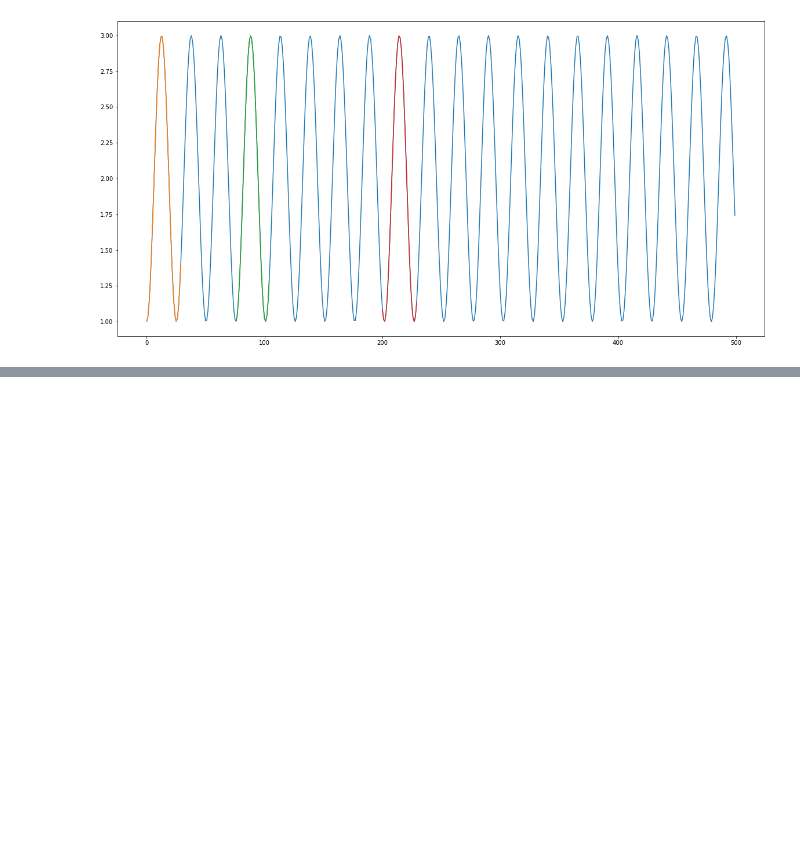
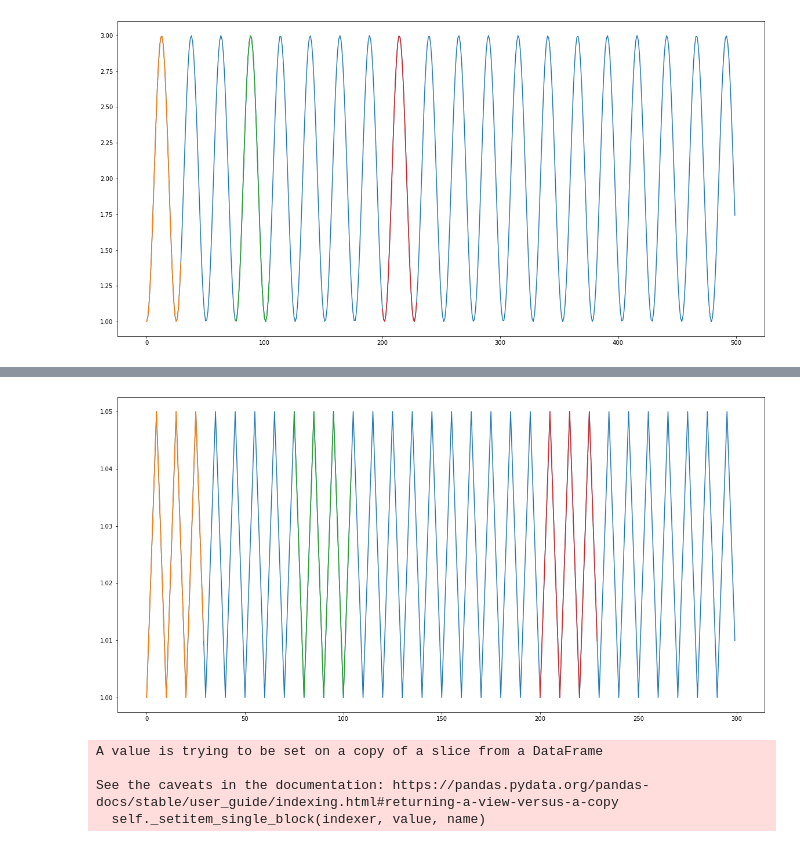
Before and after one commit to lucaswehmuth/rl-investing, a Jupyter notebook: data/3-ArtificialData.ipynb, the cells around one changed output, grey strips where cells are left out. Cells and saved outputs as stored; diff of their text form; code cells hidden in the pictures; blank space fills up the shorter version.

```diff
--- a/data/3-ArtificialData.ipynb
+++ b/data/3-ArtificialData.ipynb
@@ -132,0 +155,2 @@ with open(filename, 'w', newline='') as file:
+# %%
+values = [1, 1.01, 1.02, 1.03, 1.04, 1.05, 1.04, 1.03, 1.02, 1.01]
@@ -132,0 +161,30 @@ with open(filename, 'w', newline='') as file:
+# %%
+aux = 0
+y = []
+for i in range(5031):
+    y.append(values[aux])
+    aux += 1
+
+    if aux == len(values):
+        aux = 0
+# %%
+plt.figure(figsize=(20,10))
+# plt.plot(x,y)
+plt.plot(x[:300],y[:300])
+plt.plot(x[:30],y[:30])
+plt.plot(x[75:105],y[75:105])
+plt.plot(x[200:230],y[200:230])
+plt.show()
+# %% [output]
+[figure, added]
+# %%
+for i in range(len(data)):
+    data.Open.loc[i] = y[i]+0.75
+    data.Low.loc[i] = y[i]+0.5
+    data.High.loc[i] = y[i]+1
+    data.Close.loc[i] = y[i]+2
+# %% [output]
+A value is trying to be set on a copy of a slice from a DataFrame
+
+See the caveats in the documentation: https://pandas.pydata.org/pandas-docs/stable/user_guide/indexing.html#returning-a-view-versus-a-copy
+  self._setitem_single_block(indexer, value, name)
```
Also changed, not shown: parts of 8 cells of this notebook, 3 other files.
